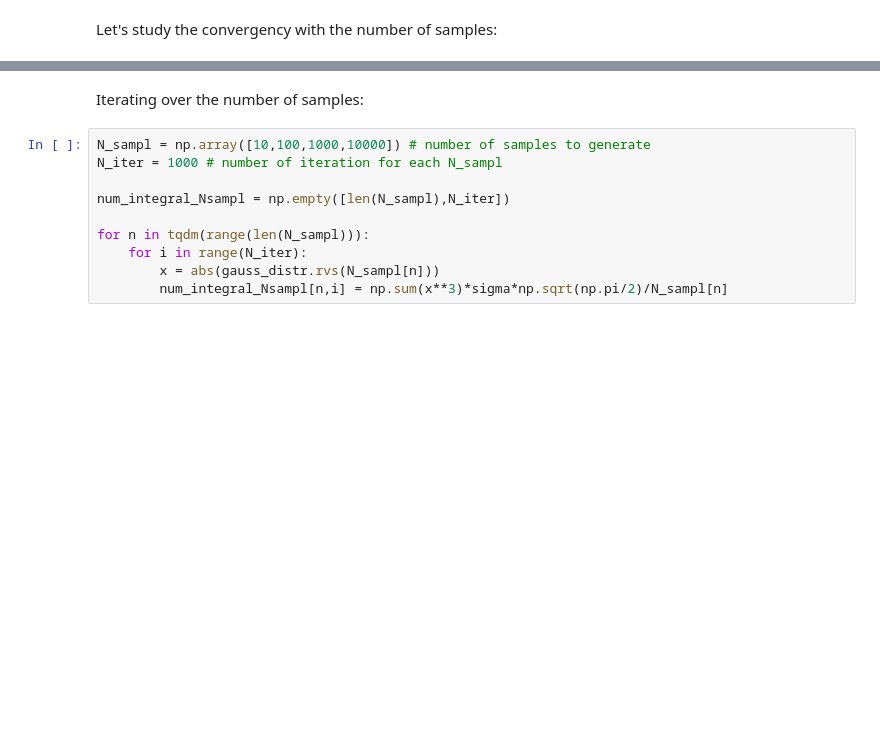
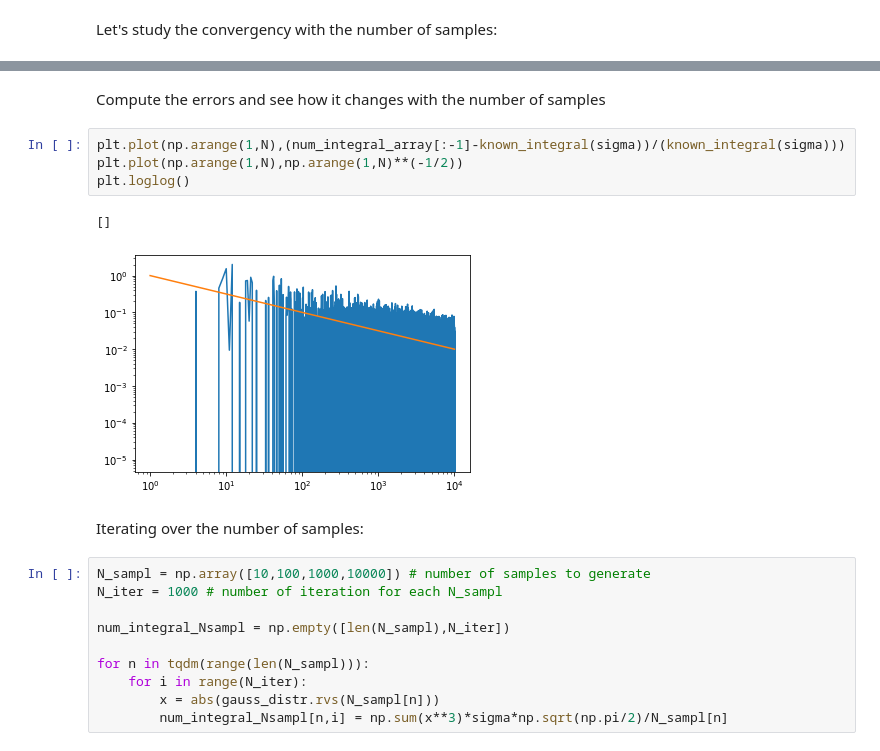
Before and after one commit to ludovicobizzarri/astrostatistics_bicocca_2024, a Jupyter notebook: working/Lesson 03/Monte Carlo integral.ipynb, the cells around one changed output, grey strips where cells are left out. Drawn from its saved outputs; the diff is of its cells as text; blank space fills up the shorter version.

```diff
--- a/working/Lesson 03/Monte Carlo integral.ipynb
+++ b/working/Lesson 03/Monte Carlo integral.ipynb
@@ -103,3 +117,12 @@ plt.legend()
+# %% [markdown]
+Compute the errors and see how it changes with the number of samples
+# %%
+plt.plot(np.arange(1,N),(num_integral_array[:-1]-known_integral(sigma))/(known_integral(sigma)))
+plt.plot(np.arange(1,N),np.arange(1,N)**(-1/2))
+plt.loglog()
+# %% [output]
+[]
+[figure, added]
 # %% [markdown]
 Iterating over the number of samples:
 # %%
```
Also changed, not shown: parts of 5 cells of this notebook.
